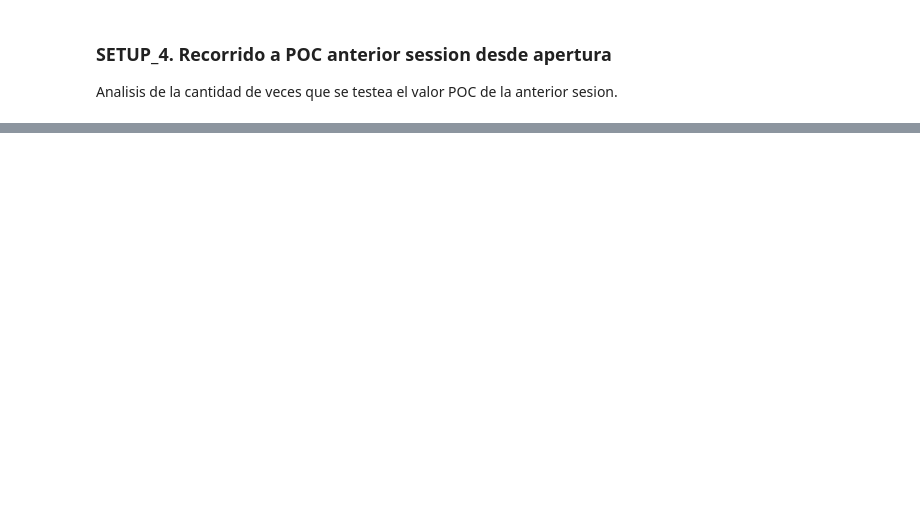
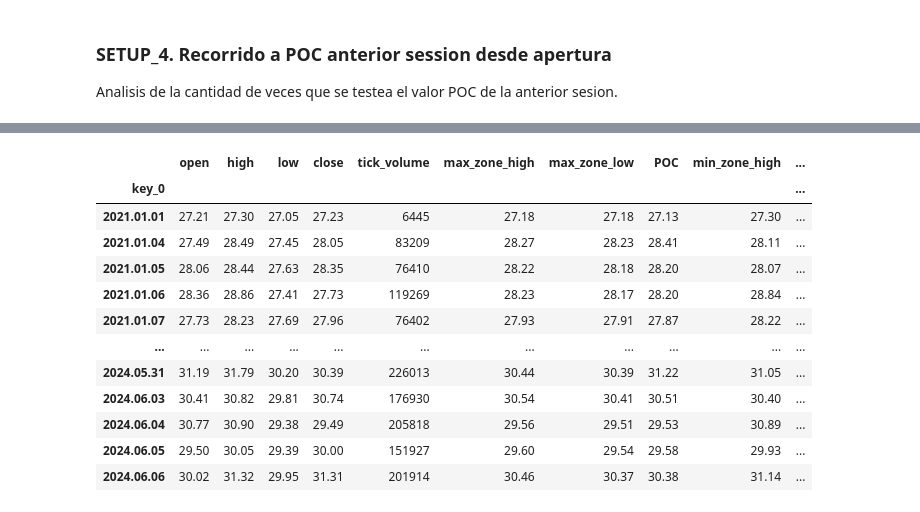
Before and after one commit to FandF-ta/EAs, a Jupyter notebook: H_22082024.ipynb, the cells around one changed output, grey strips where cells are left out. Saved outputs shown, nothing was run; the diff lists cells and outputs as text; code cells hidden in the pictures; blank space fills up the shorter version.

```diff
--- a/H_22082024.ipynb
+++ b/H_22082024.ipynb
@@ -624,0 +602,79 @@ main_df.to_csv("OUTPUT.csv")
+# %%
+# connect to MetaTrader 5
+if not mt5.initialize():
+    print("initialize() failed")
+    mt5.shutdown()
+
+main_df = main_df.loc[start_dt:]
+main_df['PHF'] = np.NaN # Create new column to allocate data
+# iterate main_df for adding zone to data
+for index, row in main_df.iterrows():
+    dt1 = datetime.strptime(index.replace('.', '-'), "%Y-%m-%d")
+    dt2 = dt1 + timedelta(hours=23, minutes=59, seconds=59)
+
+    ticks = mt5.copy_ticks_range(ticker, dt1, dt2, mt5.COPY_TICKS_ALL)
+
+    # create DataFrame out of the obtained data
+    df = pd.DataFrame(ticks)
+    # convert time in seconds into the datetime format
+    df['time']=pd.to_datetime(df['time'], unit='s')
+
+    df = df.set_index('time')
+    del df['last']
+    del df['flags']
+    del df['volume']
+    del df['time_msc']
+    del df['volume_real']
+
+    flag_full_session = True #Flag for analising full day, not only the opening
+    zone_output = 0 # Output from K-Means algorithm
+    for index1, day in df.groupby(df.index.date):
+        # Iterating each session
+        start_session = pd.to_datetime(index1.strftime('%Y-%m-%d') + ' ' + '15:30:00')
+        end_session = pd.to_datetime(index1.strftime('%Y-%m-%d') + ' ' + '16:00:00')
+
+        # DF contains the session to analise.
+        if flag_full_session:
+            refdf = day
+        else:
+            refdf = day.loc[start_session:end_session]
+
+        # create a MinMaxScaler object
+        scaler = MinMaxScaler()
+
+        # fit and transform the data
+        normalized_data = scaler.fit_transform(refdf)
+
+        # create a new DataFrame with the normalized data
+        ndf = pd.DataFrame(normalized_data, columns=refdf.columns)
+
+        ndf['ask'] = ndf['ask'].fillna(ndf['bid'])
+        ndf['bid'] = ndf['bid'].fillna(ndf['ask'])
+
+        ndf_to_matrix = ndf.values
+        # Preparing data for clustering: Normalize time and price to have similar scales
+        X_time = np.linspace(0, 1, len(ndf_to_matrix)).reshape(-1, 1)
+        X_price = (ndf['ask'].values - np.min(ndf['ask'])) / (np.max(ndf['ask']) - np.min(ndf['ask']))
+        X_cluster = np.column_stack((X_time, X_price))
+
+        # Applying KMeans clustering
+        num_clusters = 1
+        kmeans = KMeans(n_clusters=num_clusters)
+        kmeans.fit(ndf_to_matrix)
+
+        # Extract cluster centers and rescale back to original price range
+        cluster_centers = kmeans.cluster_centers_[:, 1] * (np.max(refdf['ask']) - np.min(refdf['ask'])) + np.min(refdf['ask'])
+
+        zones = cluster_centers.tolist()
+        #output = {
+        #    "date": index1.strftime('%Y-%m-%d'),
+        #    "zones": zones,
+        #}
+        zone_output = cluster_centers
+
+    # Add output to main_df
+    main_df.loc[index, 'PHF'] = zone_output
+
+mt5.shutdown()
+main_df
+# %% [output]
@@ -624,0 +686,13 @@ main_df.to_csv("OUTPUT.csv")
+|  | open | high | low | close | tick_volume | max_zone_high | max_zone_low | POC | min_zone_high | ... |
+| key_0 |  |  |  |  |  |  |  |  |  | ... |
+| 2021.01.01 | 27.21 | 27.30 | 27.05 | 27.23 | 6445 | 27.18 | 27.18 | 27.13 | 27.30 | ... |
+| 2021.01.04 | 27.49 | 28.49 | 27.45 | 28.05 | 83209 | 28.27 | 28.23 | 28.41 | 28.11 | ... |
+| 2021.01.05 | 28.06 | 28.44 | 27.63 | 28.35 | 76410 | 28.22 | 28.18 | 28.20 | 28.07 | ... |
+| 2021.01.06 | 28.36 | 28.86 | 27.41 | 27.73 | 119269 | 28.23 | 28.17 | 28.20 | 28.84 | ... |
+| 2021.01.07 | 27.73 | 28.23 | 27.69 | 27.96 | 76402 | 27.93 | 27.91 | 27.87 | 28.22 | ... |
+| ... | ... | ... | ... | ... | ... | ... | ... | ... | ... | ... |
+| 2024.05.31 | 31.19 | 31.79 | 30.20 | 30.39 | 226013 | 30.44 | 30.39 | 31.22 | 31.05 | ... |
+| 2024.06.03 | 30.41 | 30.82 | 29.81 | 30.74 | 176930 | 30.54 | 30.41 | 30.51 | 30.40 | ... |
+| 2024.06.04 | 30.77 | 30.90 | 29.38 | 29.49 | 205818 | 29.56 | 29.51 | 29.53 | 30.89 | ... |
+| 2024.06.05 | 29.50 | 30.05 | 29.39 | 30.00 | 151927 | 29.60 | 29.54 | 29.58 | 29.93 | ... |
+| 2024.06.06 | 30.02 | 31.32 | 29.95 | 31.31 | 201914 | 30.46 | 30.37 | 30.38 | 31.14 | ... |
```
Also changed, not shown: parts of 25 cells of this notebook, 3 other files.
